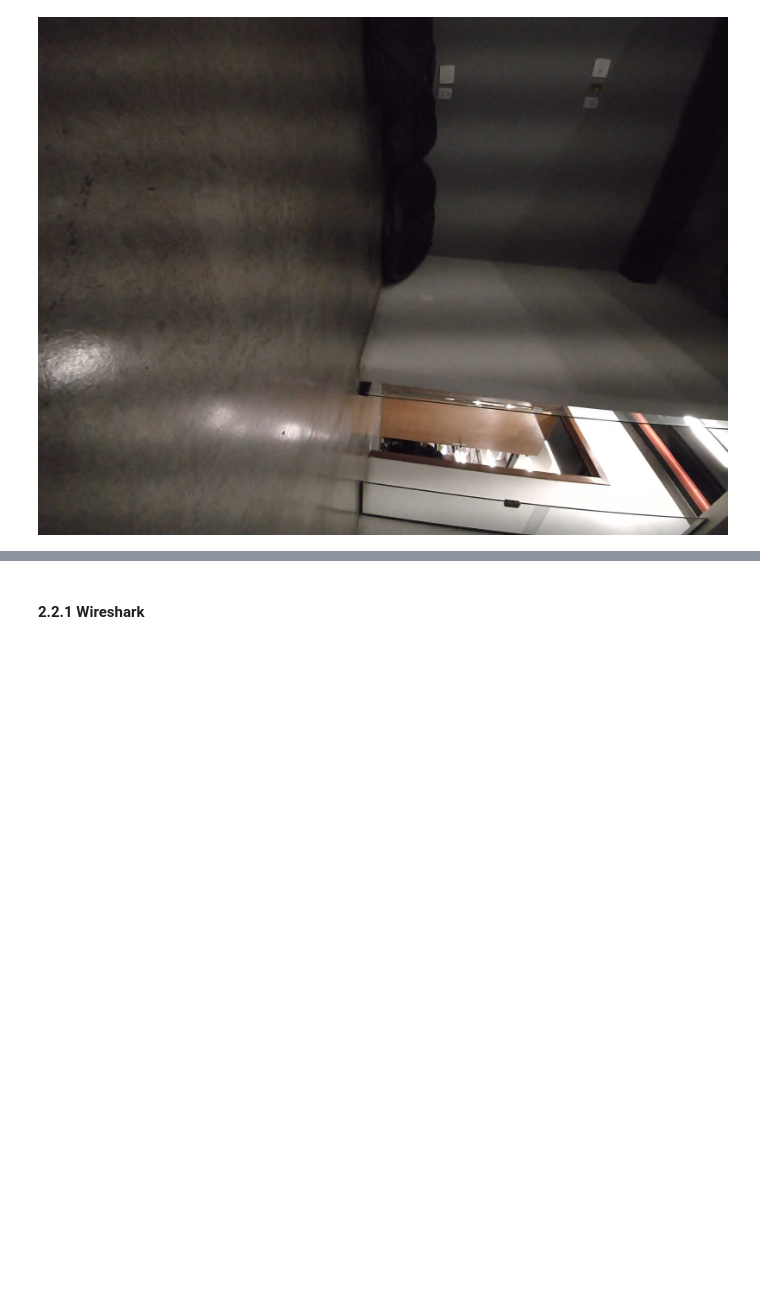
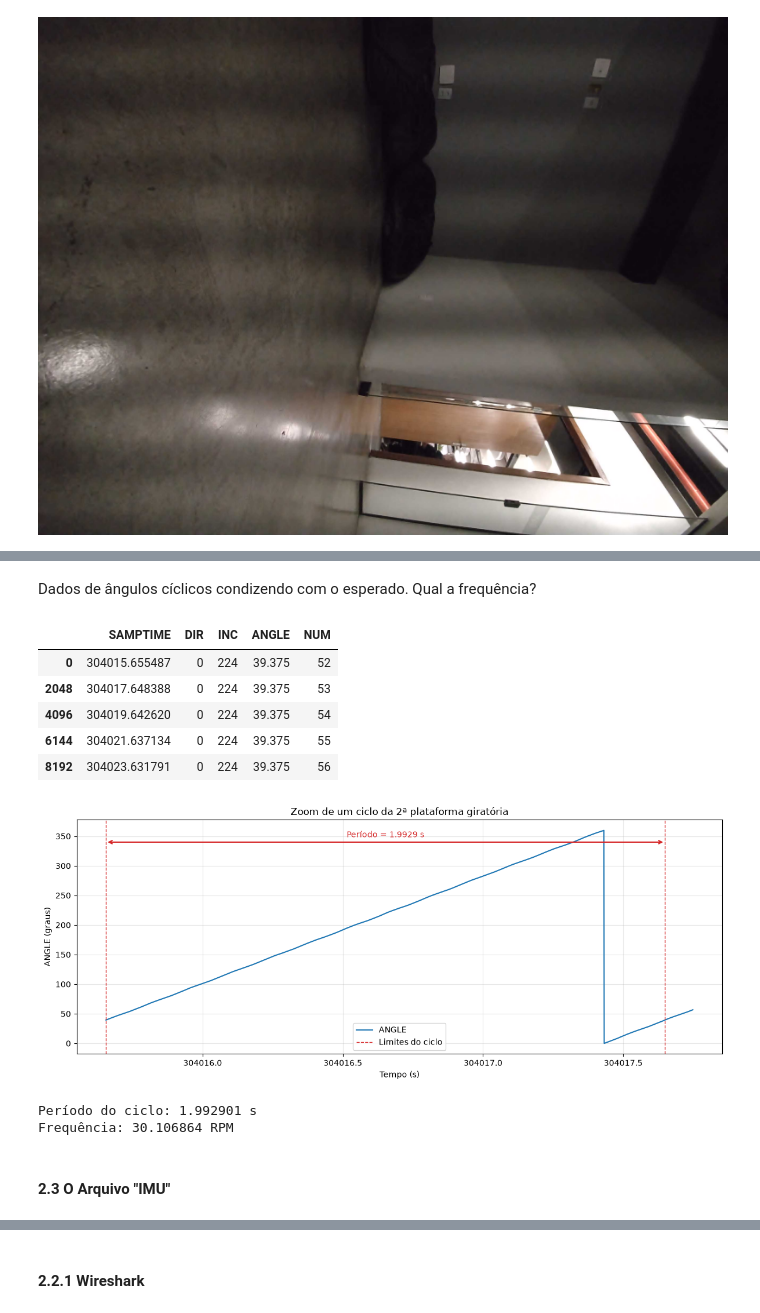
Before and after one commit to HumbertoDiego/LevantamentoLidarIME, a Jupyter notebook: 03_Exploracao.ipynb, the cells around one changed output, grey strips where cells are left out. Cells and saved outputs as stored; diff of their text form; code cells hidden in the pictures; blank space fills up the shorter version.

```diff
--- a/03_Exploracao.ipynb
+++ b/03_Exploracao.ipynb
@@ -74,0 +123,64 @@ Câmera 1 - 1ª img: cam1_pic0_Wednesday-12-26-56-909443.jpeg:
+# %% [markdown]
+Dados de ângulos cíclicos condizendo com o esperado. Qual a frequência?
+# %%
+from IPython.display import display
+from matplotlib.ticker import FuncFormatter
+
+# Cada queda de aproximadamente 360° para 0° marca o início de um novo ciclo.
+angle_values = raster_data["ANGLE"].to_numpy()
+
+cycle_start = angle_values[0]
+angle_cycle_loop = raster_data.loc[raster_data["ANGLE"]==cycle_start].copy()
+display(angle_cycle_loop.head())
+cycle_start_time = angle_cycle_loop["SAMPTIME"].iloc[0]
+cycle_end_time = angle_cycle_loop["SAMPTIME"].iloc[1]
+cycle_period_s = cycle_end_time - cycle_start_time
+cycle_frequency_hz = 1.0 / cycle_period_s
+cycle_frequency_RPM = cycle_frequency_hz *60
+
+df_one_loop = raster_data.iloc[angle_cycle_loop.index[0]:angle_cycle_loop.index[1]+100]
+fig, ax = plt.subplots(figsize=(12, 5))
+df_one_loop.plot(x="SAMPTIME", y="ANGLE", color="tab:blue", linewidth=1.5, ax=ax)
+
+ax.axvline(cycle_start_time, color="tab:red", linestyle="--", linewidth=1, label="Limites do ciclo")
+ax.axvline(cycle_end_time, color="tab:red", linestyle="--", linewidth=1)
+ax.annotate(
+    "", xy=(cycle_start_time, 340), xytext=(cycle_end_time, 340),
+    arrowprops={"arrowstyle": "<->", "color": "tab:red", "linewidth": 1.5},
+)
+ax.text(
+    cycle_start_time+ cycle_period_s / 2, 345,
+    f"Período = {cycle_period_s:.4f} s",
+    ha="center", va="bottom", color="tab:red",
+)
+
+ax.set(
+    title="Zoom de um ciclo da 2ª plataforma giratória",
+    xlabel="Tempo (s)",
+    ylabel="ANGLE (graus)",
+)
+
+def formatter(x, pos):
+    return f'{x}'
+
+ax.xaxis.set_major_formatter(FuncFormatter(formatter))
+
+ax.grid(alpha=0.3)
+ax.legend(loc="lower center")
+plt.tight_layout()
+plt.show()
+
+print(f"Período do ciclo: {cycle_period_s:.6f} s")
+print(f"Frequência: {cycle_frequency_RPM:.6f} RPM")
+# %% [output]
+|  | SAMPTIME | DIR | INC | ANGLE | NUM |
+| 0 | 304015.655487 | 0 | 224 | 39.375 | 52 |
+| 2048 | 304017.648388 | 0 | 224 | 39.375 | 53 |
+| 4096 | 304019.642620 | 0 | 224 | 39.375 | 54 |
+| 6144 | 304021.637134 | 0 | 224 | 39.375 | 55 |
+| 8192 | 304023.631791 | 0 | 224 | 39.375 | 56 |
+[figure, added]
+Período do ciclo: 1.992901 s
+Frequência: 30.106864 RPM
+# %% [markdown]
+#### 2.3 O Arquivo "IMU"
```
Also changed, not shown: parts of 19 cells of this notebook, 3 other files.
